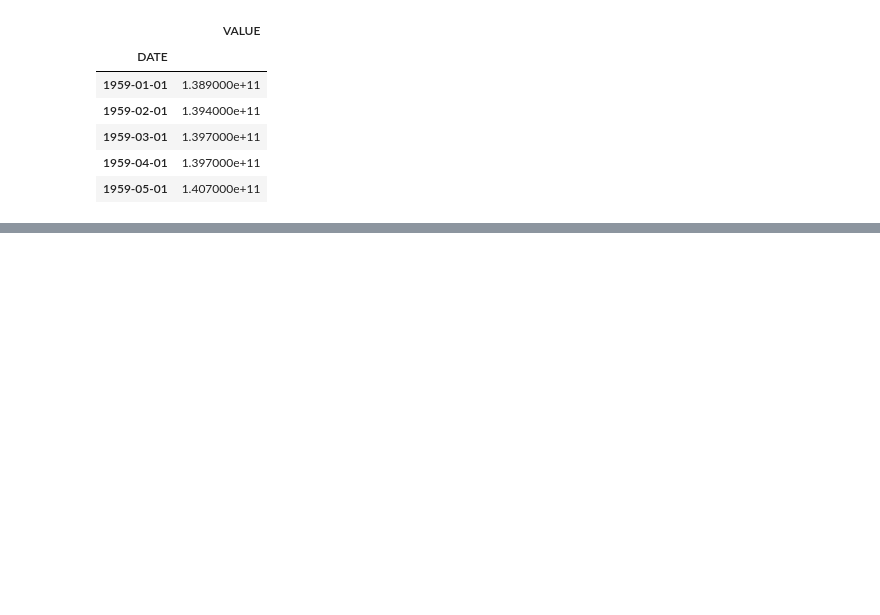
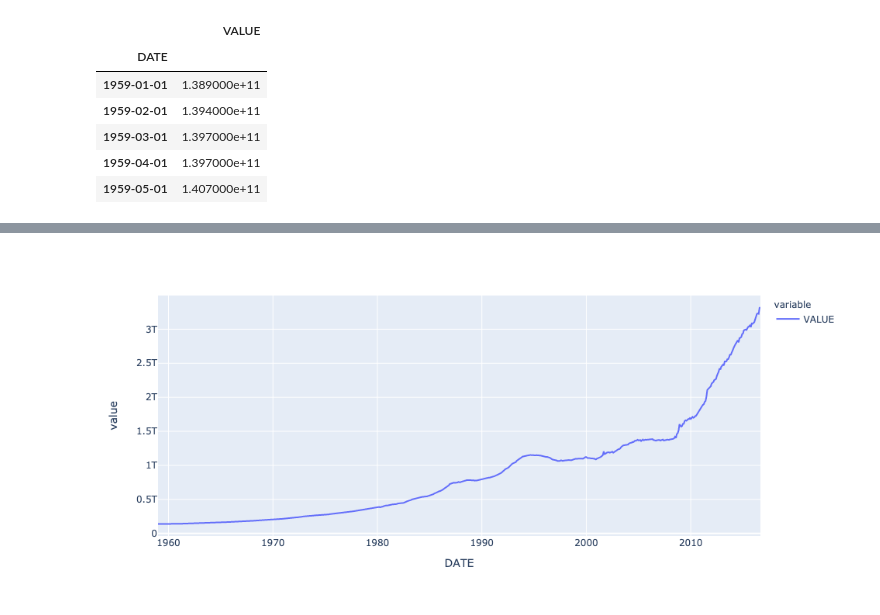
Before and after one commit to 44nash/project_1, a Jupyter notebook: personal_savings.ipynb, the cells around one changed output, grey strips where cells are left out. Cells and saved outputs as stored; diff of their text form; code cells hidden in the pictures; blank space fills up the shorter version.

```diff
--- a/personal_savings.ipynb
+++ b/personal_savings.ipynb
@@ -20,3 +20,7 @@ personal_savings.head().dropna()
 | 1959-03-01 | 1.397000e+11 |
 | 1959-04-01 | 1.397000e+11 |
 | 1959-05-01 | 1.407000e+11 |
+# %%
+personal_savings_data_chart = px.line(personal_savings)
+personal_savings_data_chart
+# %% [output]
@@ -22,0 +28 @@ personal_savings.head().dropna()
+[figure, added]
```
Also changed, not shown: parts of 1 cell of this notebook, 5 other files.
